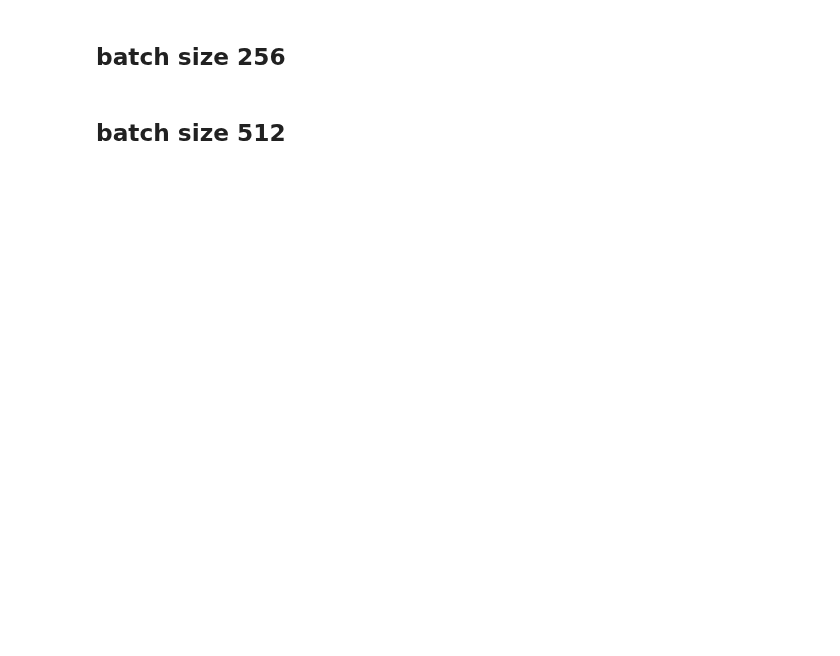
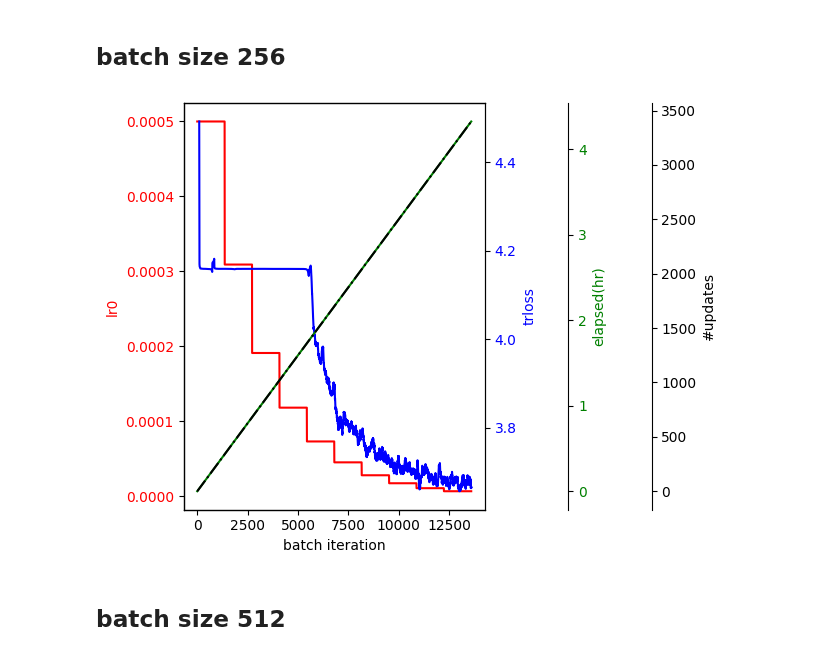
Before and after one commit to qurator-spk/sbb_images, a Jupyter notebook: notebooks/MSCLIP-training-experiment2.ipynb, the cells around one changed output. Saved outputs shown, nothing was run; the diff lists cells and outputs as text; code cells hidden in the pictures; blank space fills up the shorter version.

Commit message:
MSCLIP experiments

```diff
--- a/notebooks/MSCLIP-training-experiment2.ipynb
+++ b/notebooks/MSCLIP-training-experiment2.ipynb
@@ -115,7 +115,9 @@ plot_train('experiment2/iconclass-b16-yfcc-msclips_epochs10_as2_start-lr5e-4_lr-
 # %% [markdown]
 ## batch size 256
 # %%
-#plot_train('experiment2/iconclass-b16-yfcc-msclips_epochs10_as4_start-lr5e-4_lr-schedStepLR.pkl')
+plot_train('experiment2/iconclass-b16-yfcc-msclips_epochs10_as4_start-lr5e-4_lr-schedStepLR.pkl')
+# %% [output]
+[figure, added]
 # %% [markdown]
 ## batch size 512
 # %%
```
Also changed, not shown: parts of 3 cells of this notebook, 15 other files.
